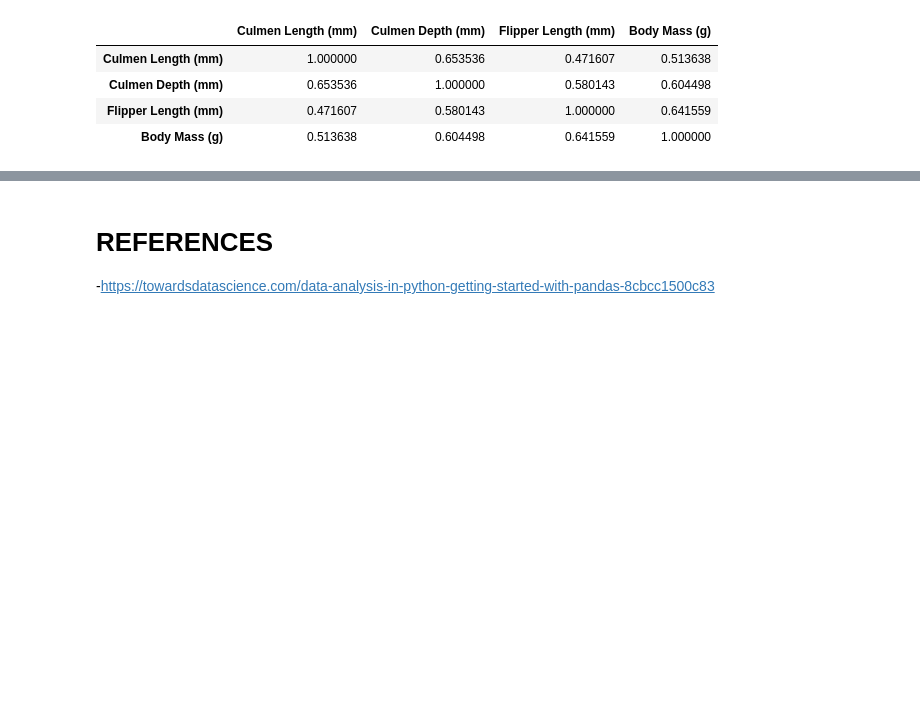
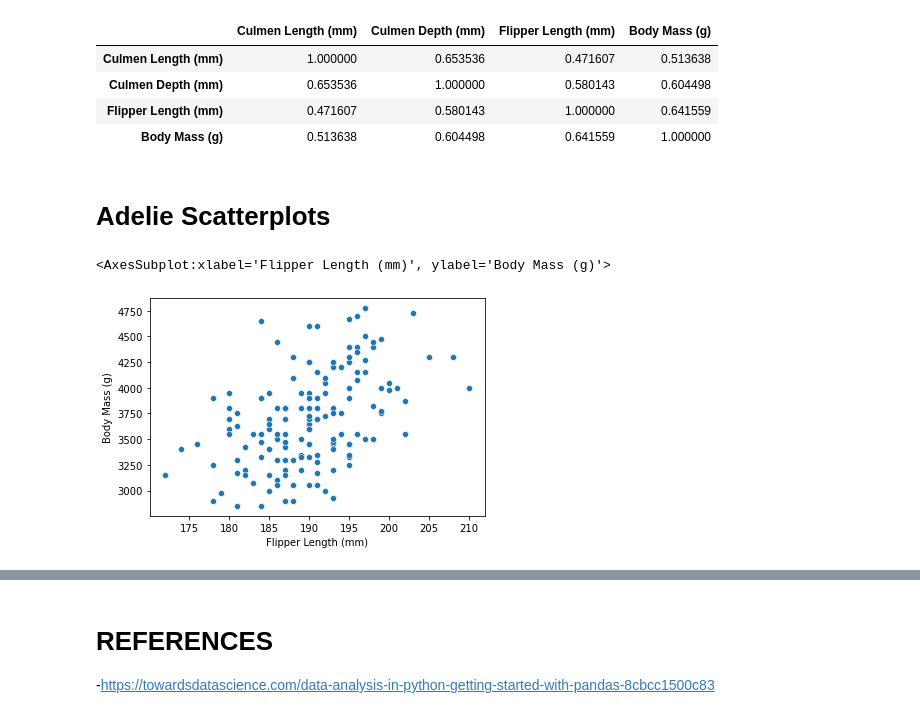
Before and after one commit to kaob1991/Programming-DA-project-1, a Jupyter notebook: Project.ipynb, the cells around one changed output, grey strips where cells are left out. Drawn from its saved outputs; the diff is of its cells as text; code cells hidden in the pictures; blank space fills up the shorter version.

```diff
--- a/Project.ipynb
+++ b/Project.ipynb
@@ -134,3 +148,10 @@ chinstrap_data.corr()
 | Culmen Depth (mm) | 0.653536 | 1.000000 | 0.580143 | 0.604498 |
 | Flipper Length (mm) | 0.471607 | 0.580143 | 1.000000 | 0.641559 |
 | Body Mass (g) | 0.513638 | 0.604498 | 0.641559 | 1.000000 |
+# %% [markdown]
+# Adelie Scatterplots
+# %%
+sns.scatterplot(data= adelie_data, x="Flipper Length (mm)", y="Body Mass (g)")
+# %% [output]
+<AxesSubplot:xlabel='Flipper Length (mm)', ylabel='Body Mass (g)'>
+[figure, added]
```
Also changed, not shown: parts of 12 cells of this notebook.
